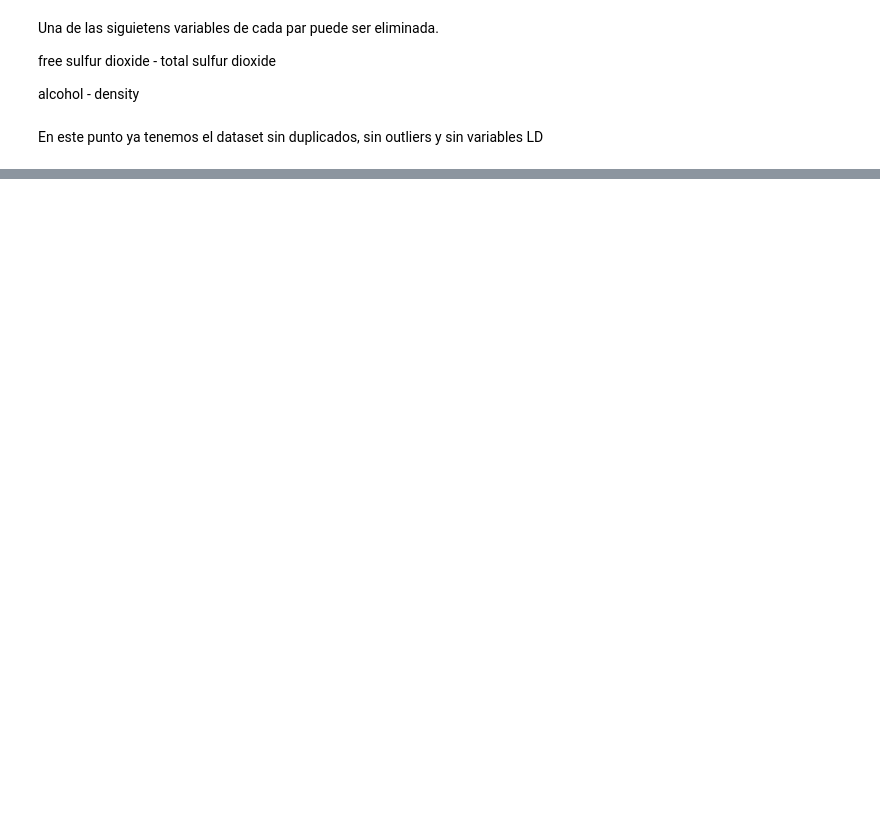
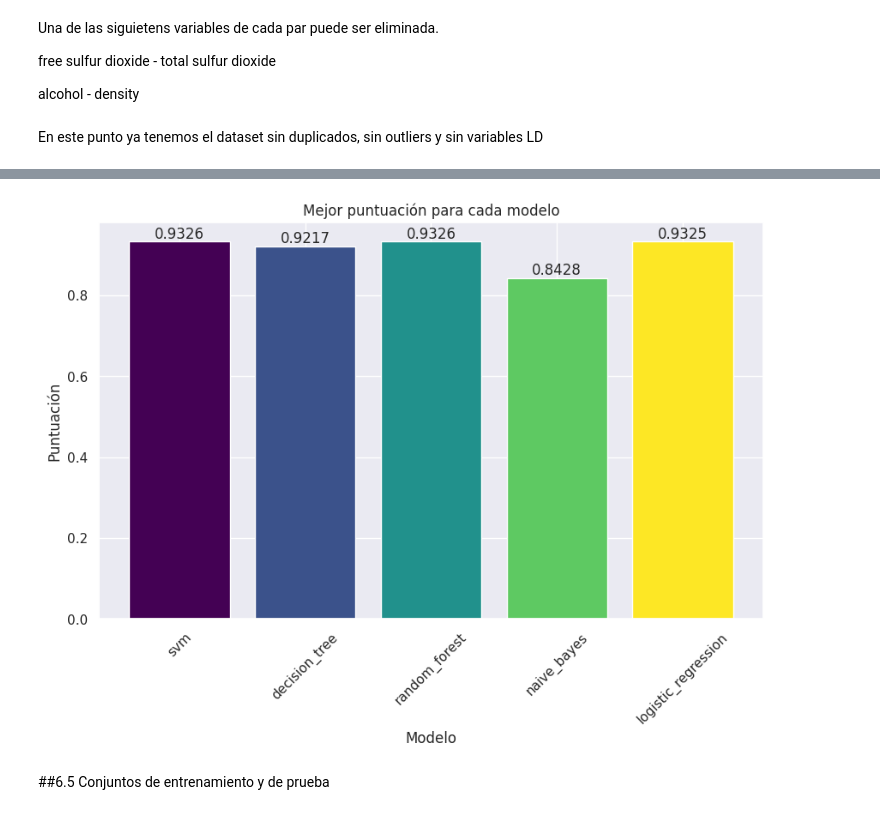
Before and after one commit to MartinO32/PP1_grupo23, a Jupyter notebook: qualivino_predictor.ipynb, the cells around one changed output, grey strips where cells are left out. Cells and saved outputs as stored; diff of their text form; code cells hidden in the pictures; blank space fills up the shorter version.

```diff
--- a/qualivino_predictor.ipynb
+++ b/qualivino_predictor.ipynb
@@ -983,0 +1252,16 @@ En este punto ya tenemos el dataset sin duplicados, sin outliers y sin variables
+# %%
+# Realizamos el proceso de búsqueda en cuadrícula (GridSearchCV) para varios modelos de aprendizaje automático especificados
+# en el diccionario model_params.
+
+# Luego de ejecutarlo obtendremos información sobre el mejor rendimiento y los mejores hiperparámetros para cada uno de los modelos
+# especificados en model_params, lo cual permitirá comparar y seleccionar el modelo que funcionó mejor.
+
+score=[]
+for model_name,mp in model_params.items():
+    clf = GridSearchCV(mp["model"],mp["params"],cv=8,return_train_score=True)
+    clf.fit(x,y)
+    score.append({
+        "Model" : model_name,
+        "Best_Score": clf.best_score_,
+        "Best_Params": clf.best_params_
+    })
@@ -983,0 +1284,29 @@ En este punto ya tenemos el dataset sin duplicados, sin outliers y sin variables
+# %%
+# Gráfico para la puntuación de cada modelo (mejor rendimiento)
+
+import numpy as np
+
+# Extraemos los nombres de modelos y mejores puntuaciones
+model_names = [result["Model"] for result in score]
+best_scores = [result["Best_Score"] for result in score]
+
+# Creamos una paleta de colores única para cada barra
+colors = plt.cm.viridis(np.linspace(0, 1, len(model_names)))
+
+# Creamos el gráfico de barras con colores diferentes
+plt.figure(figsize=(10, 6))
+bars = plt.bar(model_names, best_scores, color=colors)
+plt.xlabel("Modelo")
+plt.ylabel("Puntuación")
+plt.title("Mejor puntuación para cada modelo")
+plt.xticks(rotation=45)
+
+# Agregamos el valor de Best_Score sobre cada barra
+for bar, score in zip(bars, best_scores):
+    plt.text(bar.get_x() + bar.get_width() / 2, bar.get_height(), f"{score:.4f}", ha="center", va="bottom")
+
+plt.show()
+# %% [output]
+[figure, added]
+# %% [markdown]
+##6.5 Conjuntos de entrenamiento y de prueba
```
Also changed, not shown: parts of 41 cells of this notebook.
